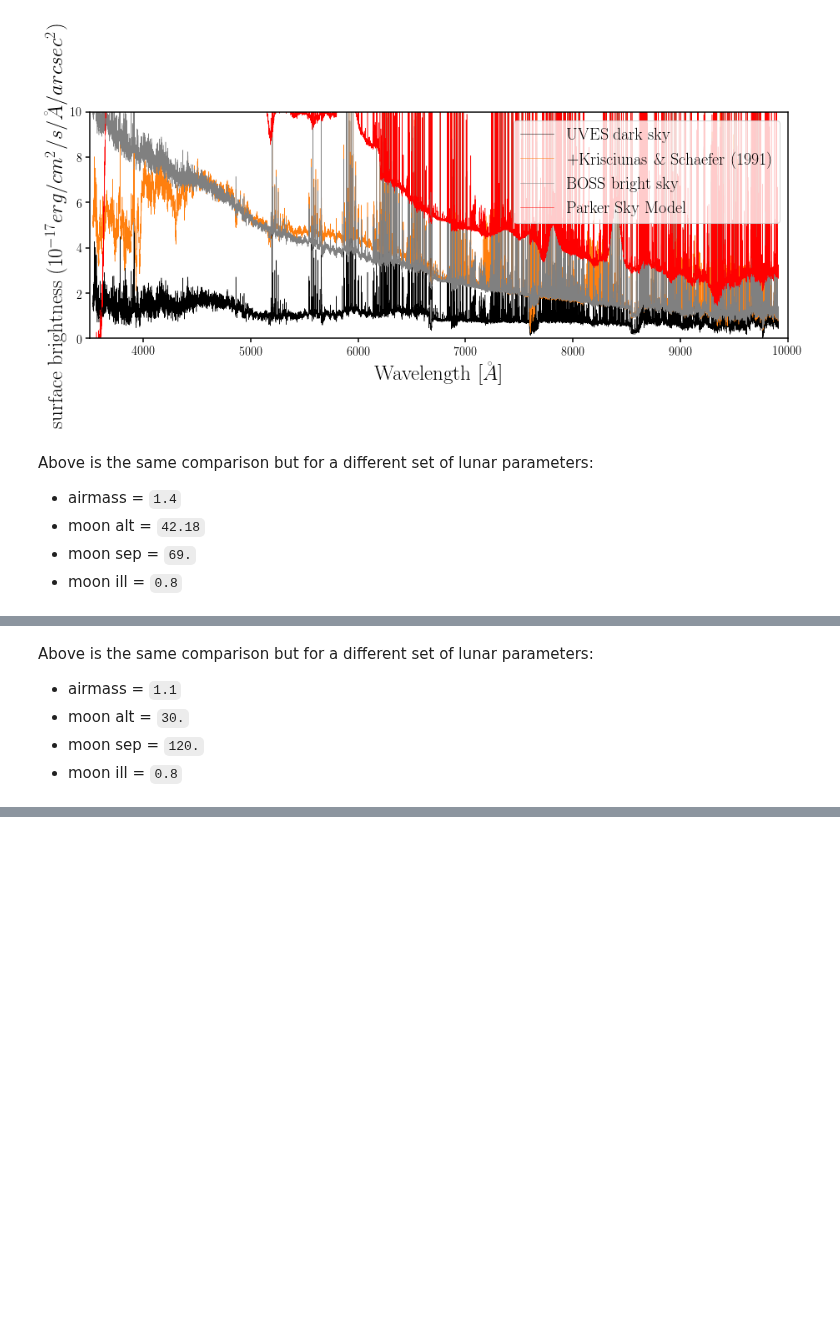
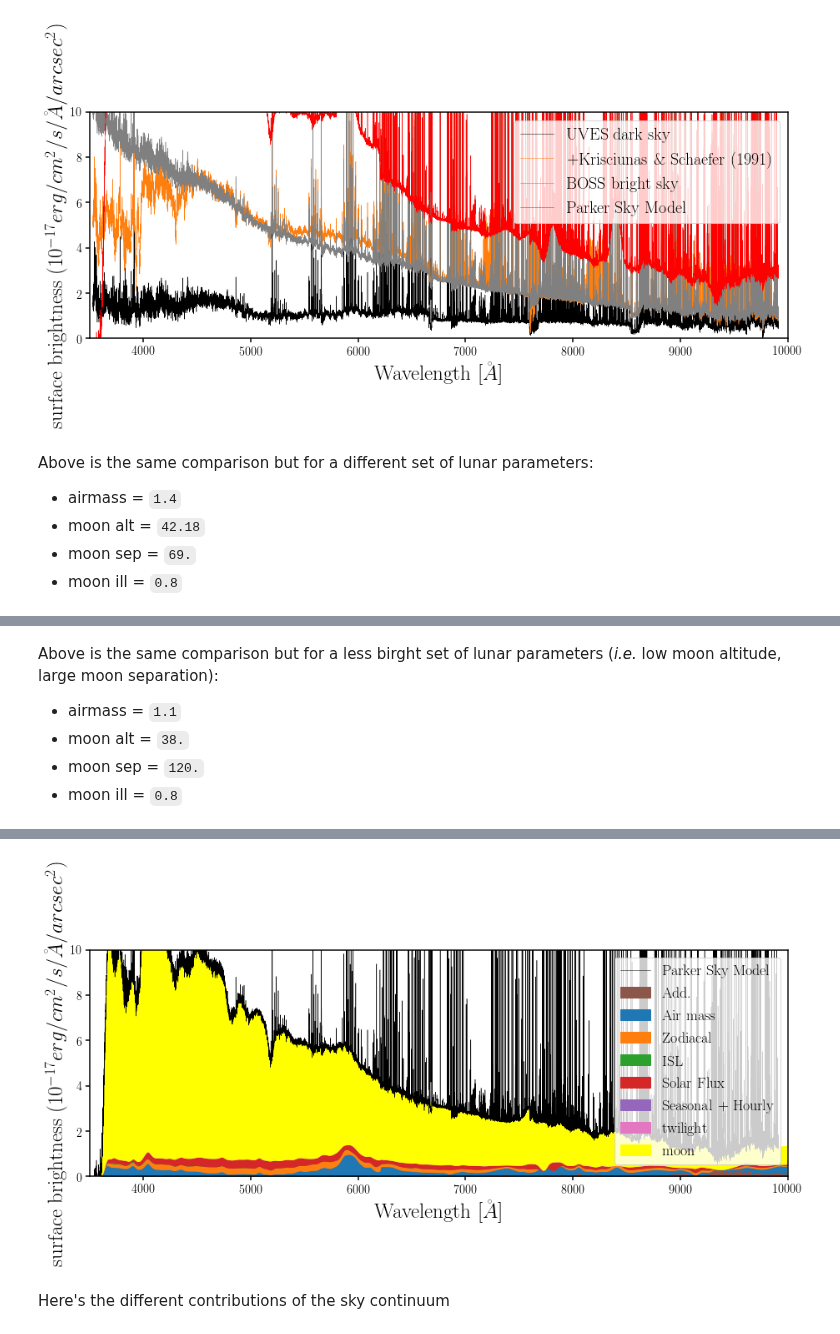
Before and after one commit to desi-bgs/feasiBGS, a Jupyter notebook: notebook/local_skymodel_new.ipynb, the cells around one changed output, grey strips where cells are left out. Cells and saved outputs as stored; diff of their text form; code cells hidden in the pictures; blank space fills up the shorter version.

Commit message:
contributions to the new sky model; 1 day sky variations

```diff
--- a/notebook/local_skymodel_new.ipynb
+++ b/notebook/local_skymodel_new.ipynb
@@ -214,6 +214,57 @@ sub.set_ylim([0., 10.])
 # %% [markdown]
-Above is the same comparison but for a different set of lunar parameters:
+Above is the same comparison but for a less birght set of lunar parameters (_i.e._ low moon altitude, large moon separation):
 - airmass = `1.1`
-- moon alt = `30.`
+- moon alt = `38.`
 - moon sep = `120.`
 - moon ill = `0.8`
+# %%
+desi = FM.SimulatorHacked(config, num_fibers=1, camera_output=True)
+airmass = 1.1
+alt = 38.
+sep = 120.
+ill = 0.8
+desi.atmosphere.airmass = airmass
+desi.atmosphere.moon.moon_phase = np.arccos(2.*ill - 1)/np.pi #moon_phase/np.pi #np.arccos(2*moonfrac-1)/np.pi
+desi.atmosphere.moon.moon_zenith = (90. - alt) * u.deg
+desi.atmosphere.moon.separation_angle = sep * u.deg
+
+theta_sky = (airmass, 30., 10., 180., 4.86761390e+09, -25., 150., np.arccos(2.*ill - 1), ill, sep, alt)
+sky_obj = Sky.skySpec_manual(*theta_sky)
+fig = plt.figure(figsize=(15,5))
+sub = fig.add_subplot(111)
+sub.plot(waves, sky_obj.surface_brightness(waves),
+         c='k', lw=0.5, label=r'Parker Sky Model')
+wl_sort = np.argsort(np.array(sky_obj.coeffs['wl']))
+ww = 10.*np.array(sky_obj.coeffs['wl'])[wl_sort]
+
+Icont = (1./np.pi * sky_obj._dT * sky_obj._Iadd_continuum)
+sub.fill_between(ww, np.zeros(len(wl_sort)), np.array(Icont)[wl_sort], color='C5', label='Add.')
+Icont0 = np.array(Icont)[wl_sort]
+Icont += (1./np.pi * sky_obj._dT * sky_obj._Iairmass)
+sub.fill_between(ww, Icont0, np.array(Icont)[wl_sort], color='C0', label='Air mass')
+Icont0 = np.array(Icont)[wl_sort]
+Icont += (1./np.pi * sky_obj._dT * sky_obj._Izodiacal)
+sub.fill_between(ww, Icont0, np.array(Icont)[wl_sort], color='C1', label='Zodiacal')
+Icont0 = np.array(Icont)[wl_sort]
+Icont += (1./np.pi * sky_obj._dT * sky_obj._Iisl)
+sub.fill_between(ww, Icont0, np.array(Icont)[wl_sort], color='C2', label='ISL')
+Icont0 = np.array(Icont)[wl_sort]
+Icont += (1./np.pi * sky_obj._dT * sky_obj._Isolar_flux)
+sub.fill_between(ww, Icont0, np.array(Icont)[wl_sort], color='C3', label='Solar Flux')
+Icont0 = np.array(Icont)[wl_sort]
+Icont += (1./np.pi * sky_obj._dT * (sky_obj._Iseasonal + sky_obj._Ihourly))
+sub.fill_between(ww, Icont0, np.array(Icont)[wl_sort], color='C4', label='Seasonal + Hourly')
+Icont0 = np.array(Icont)[wl_sort]
+Icont += (1./np.pi * sky_obj._Itwilight)
+sub.fill_between(ww, Icont0, np.array(Icont)[wl_sort], color='C6', label='twilight')
+Icont0 = np.array(Icont)[wl_sort]
+Icont += (1./np.pi * sky_obj._Imoon)
+sub.fill_between(ww, Icont0, np.array(Icont)[wl_sort], color='yellow', label='moon')
+sub.legend(loc='upper right', fontsize=18, frameon=True)
+sub.set_xlabel(r'Wavelength [$\AA$]', fontsize=25)
+sub.set_xlim([3500., 1.e4])
+sub.set_ylabel(r"surface brightness ($10^{-17} erg/cm^{2}/s/\AA/arcsec^2$)", fontsize=25)
+sub.set_ylim([0., 10.])
+
+print sky_obj.obs_time.datetime
+# %% [output]
@@ -219,0 +273,3 @@ Above is the same comparison but for a different set of lunar parameters:
+[figure, added]
+# %% [markdown]
+Here's the different contributions of the sky continuum
```
Also changed, not shown: parts of 4 cells of this notebook, 3 other files.
